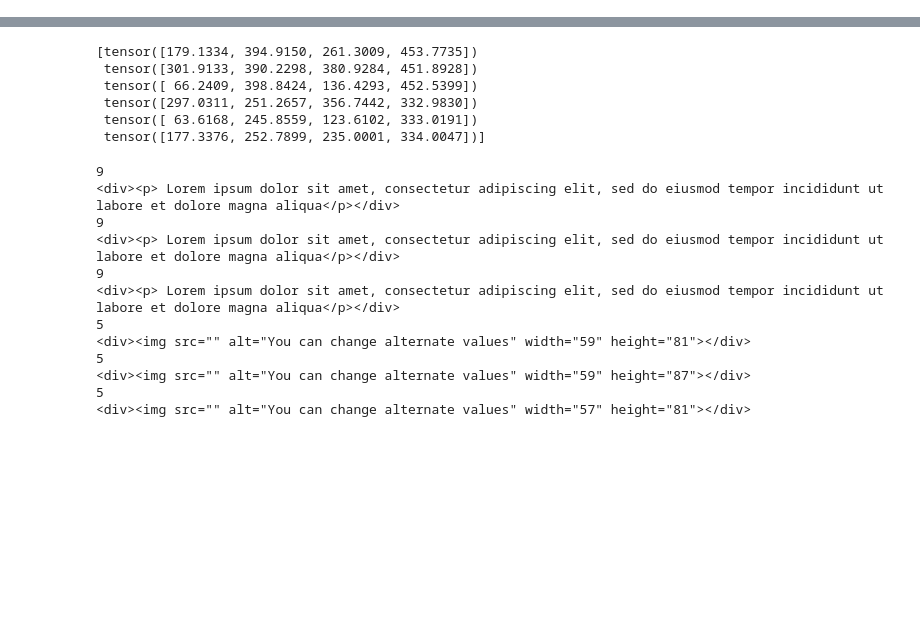
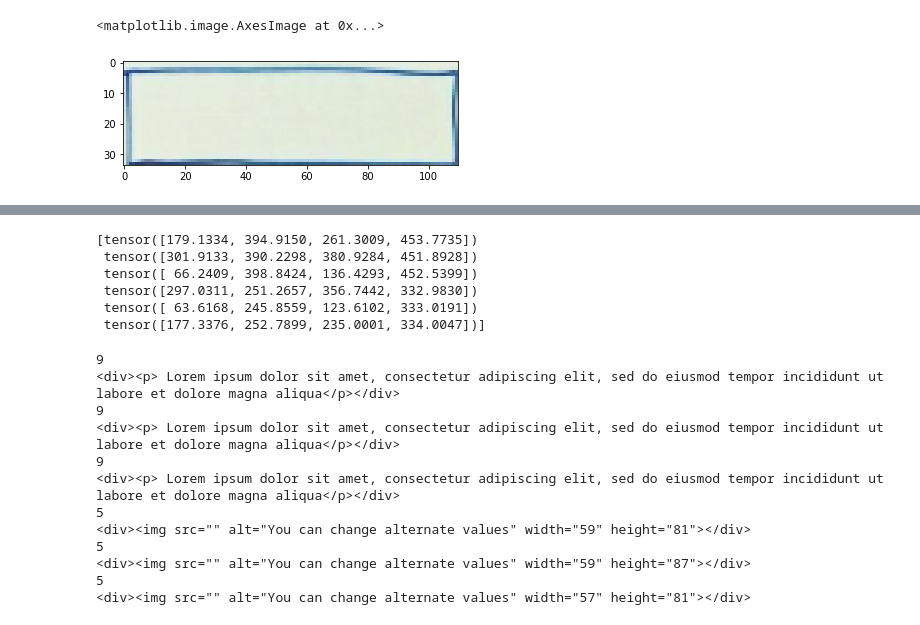
Before and after one commit to mayureshgawai/vision2code, a Jupyter notebook: code.ipynb, the cells around one changed output, grey strips where cells are left out. Cells and saved outputs as stored; diff of their text form; code cells hidden in the pictures; blank space fills up the shorter version.

Commit message:
text detction logic updated

```diff
--- a/code.ipynb
+++ b/code.ipynb
@@ -87,3 +83,21 @@ Boxes(tensor([[ 18.3038, 103.7022, 140.5333, 267.1069],
+# %%
+#         [[307.7111,  88.8290, 416.7559, 270.9564],    -> image 3
+#         [ 19.3341,  98.7389, 138.1337, 267.5066],     -> image 1
+#         [173.7348,  97.6061, 276.6333, 269.3226],     -> image 2
+#         [177.6883, 400.8383, 284.6832, 446.7695],     -> addToCart button 2
+#         [302.8505, 396.3452, 418.0648, 445.0866],     -> addToCart button 3
+#         [ 19.5901, 408.4431, 146.5576, 453.0737],     -> addToCart button 1
+#         [177.0473, 311.1880, 273.4908, 353.1885],     -> paragraph 2
+#         [302.3026, 308.7124, 408.8389, 350.9202],     -> paragraph 3
+#         [378.1937,  14.3904, 457.6748,  48.7764],     -> search button
+#         [ 30.0351, 307.7512, 135.6040, 352.3769],     -> paragraph 1
+#         [252.9518,  12.2350, 362.1835,  46.0945]]     -> text box
+
+img1 = img[12:46, 252:362]
+plt.imshow(img1)
+# %% [output]
+<matplotlib.image.AxesImage at 0x...>
+[figure, added]
 # %%
 # import numpy as np
 
```
Also changed, not shown: parts of 4 cells of this notebook, 10 other files.
